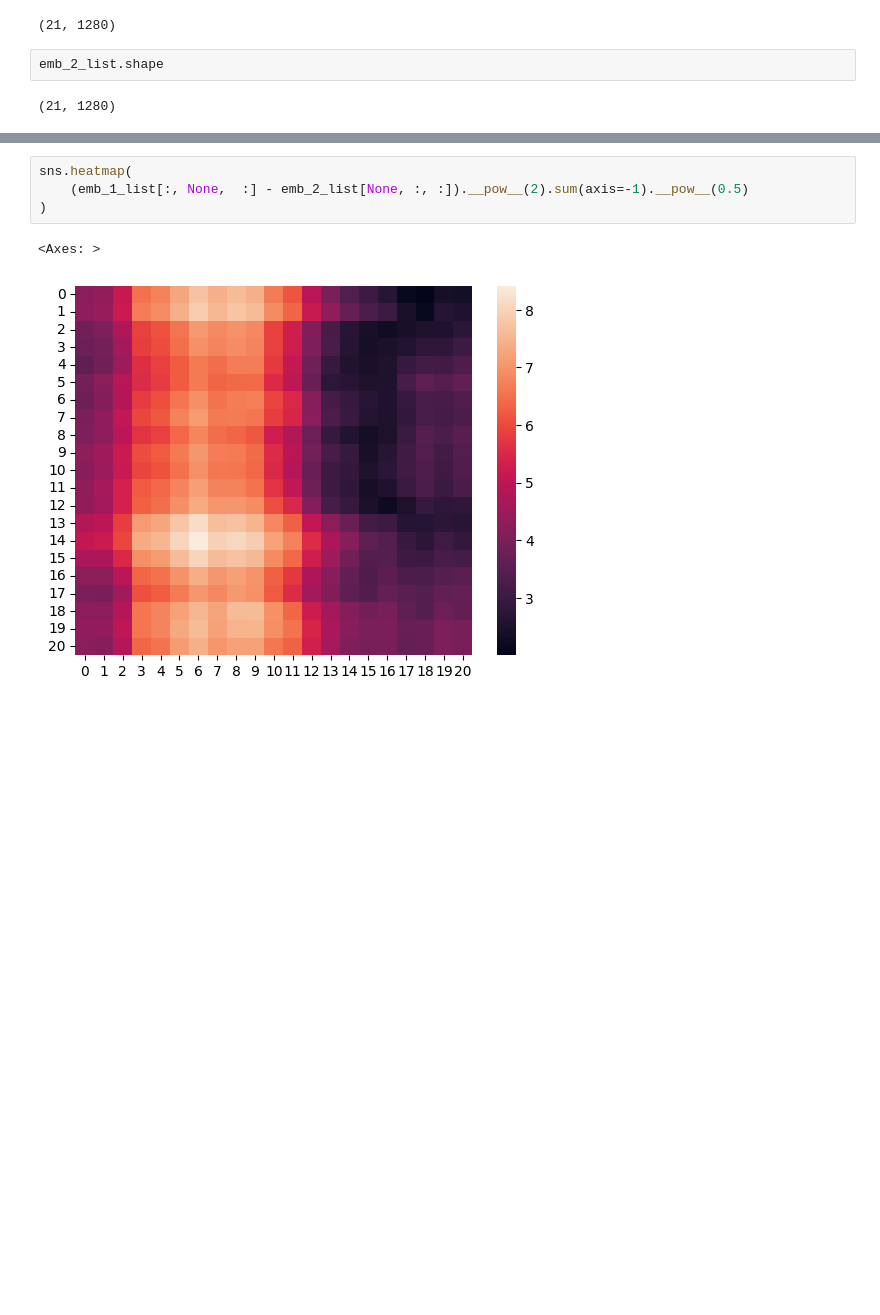
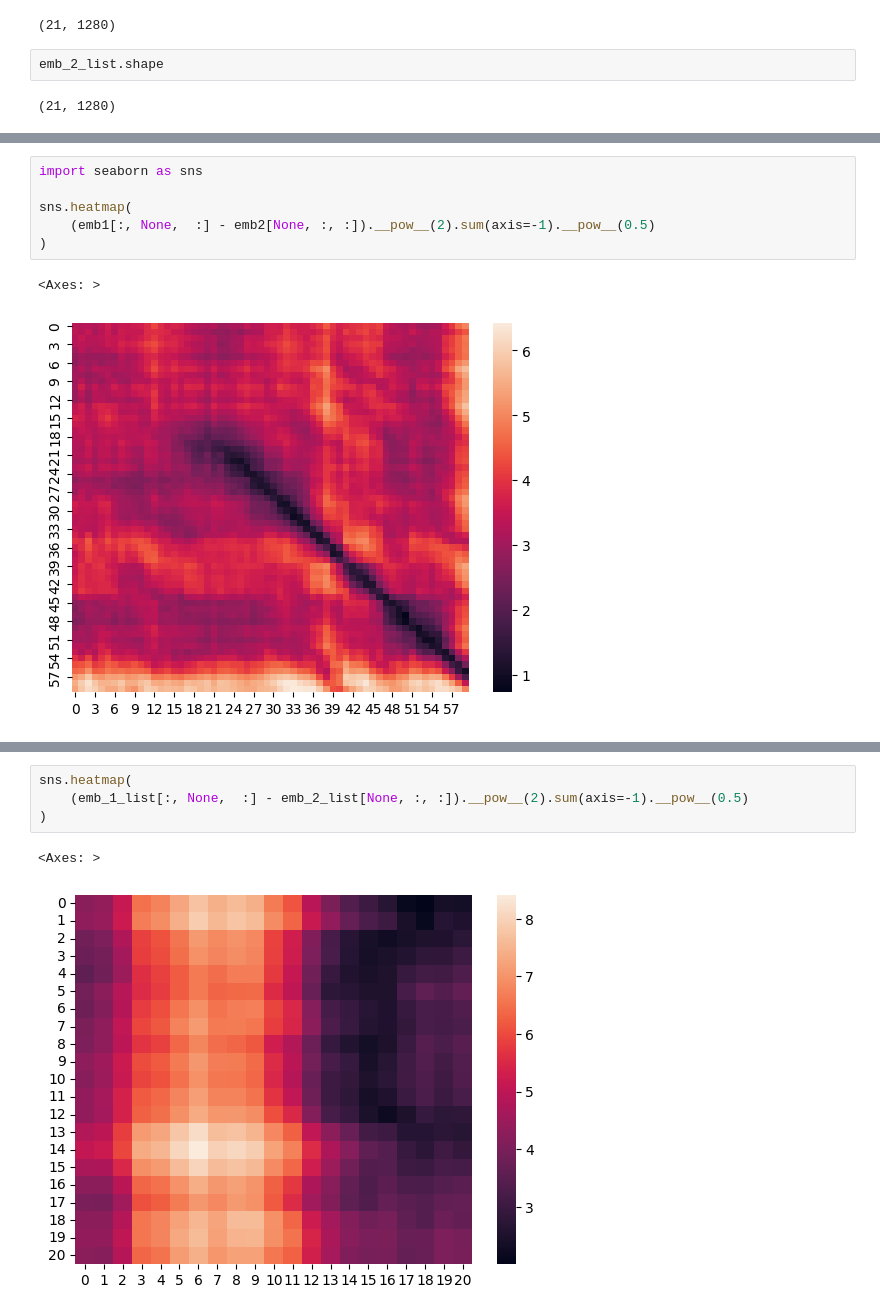
Before and after one commit to dreminm/lct_copyright_violation, a Jupyter notebook: notebooks/audio_processing.ipynb, the cells around one changed output, grey strips where cells are left out. Cells and saved outputs as stored; diff of their text form; blank space fills up the shorter version.

```diff
--- a/notebooks/audio_processing.ipynb
+++ b/notebooks/audio_processing.ipynb
@@ -160,2 +176,11 @@ emb_2_list.shape
+# %%
+import seaborn as sns
+
+sns.heatmap(
+    (emb1[:, None,  :] - emb2[None, :, :]).__pow__(2).sum(axis=-1).__pow__(0.5)
+)
+# %% [output]
+<Axes: >
+[figure, added]
 # %%
 sns.heatmap(
```
Also changed, not shown: parts of 13 cells of this notebook.
